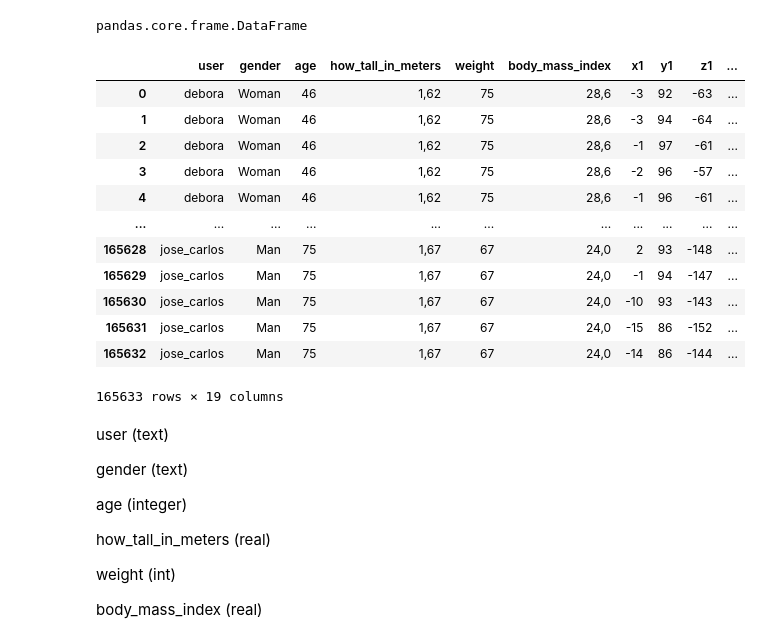
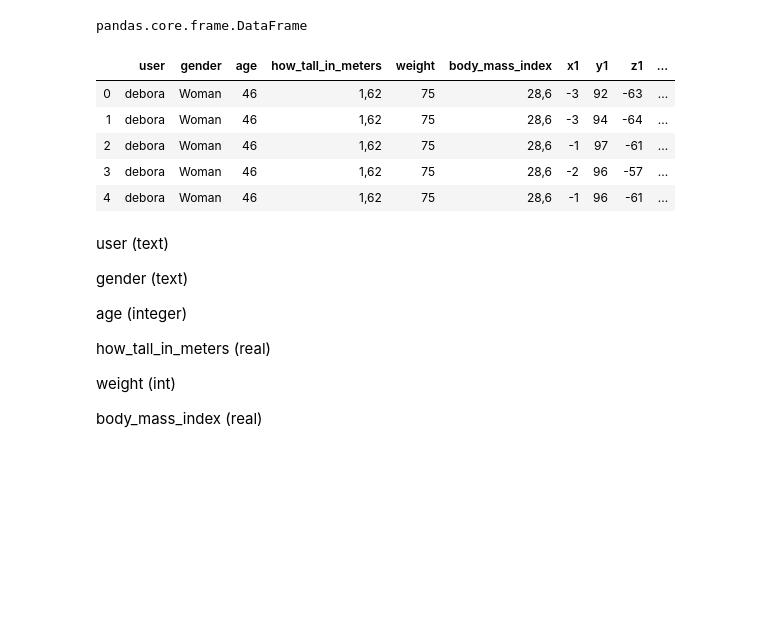
Before and after one commit to ABoltachev/Laba_1, a Jupyter notebook: Laba_1.ipynb, the cells around one changed output. Drawn from its saved outputs; the diff is of its cells as text; code cells hidden in the pictures; blank space fills up the shorter version.

```diff
--- a/Laba_1.ipynb
+++ b/Laba_1.ipynb
@@ -11,21 +11,14 @@ type(data)
 # %% [output]
 pandas.core.frame.DataFrame
 # %%
-data
+data.head()
 # %% [output]
 |  | user | gender | age | how_tall_in_meters | weight | body_mass_index | x1 | y1 | z1 | ... |
 | 0 | debora | Woman | 46 | 1,62 | 75 | 28,6 | -3 | 92 | -63 | ... |
 | 1 | debora | Woman | 46 | 1,62 | 75 | 28,6 | -3 | 94 | -64 | ... |
 | 2 | debora | Woman | 46 | 1,62 | 75 | 28,6 | -1 | 97 | -61 | ... |
 | 3 | debora | Woman | 46 | 1,62 | 75 | 28,6 | -2 | 96 | -57 | ... |
 | 4 | debora | Woman | 46 | 1,62 | 75 | 28,6 | -1 | 96 | -61 | ... |
-| ... | ... | ... | ... | ... | ... | ... | ... | ... | ... | ... |
-| 165628 | jose_carlos | Man | 75 | 1,67 | 67 | 24,0 | 2 | 93 | -148 | ... |
-| 165629 | jose_carlos | Man | 75 | 1,67 | 67 | 24,0 | -1 | 94 | -147 | ... |
-| 165630 | jose_carlos | Man | 75 | 1,67 | 67 | 24,0 | -10 | 93 | -143 | ... |
-| 165631 | jose_carlos | Man | 75 | 1,67 | 67 | 24,0 | -15 | 86 | -152 | ... |
-| 165632 | jose_carlos | Man | 75 | 1,67 | 67 | 24,0 | -14 | 86 | -144 | ... |
-165633 rows × 19 columns
 # %% [markdown]
 user (text)
 
```
Also changed, not shown: parts of 6 cells of this notebook.
